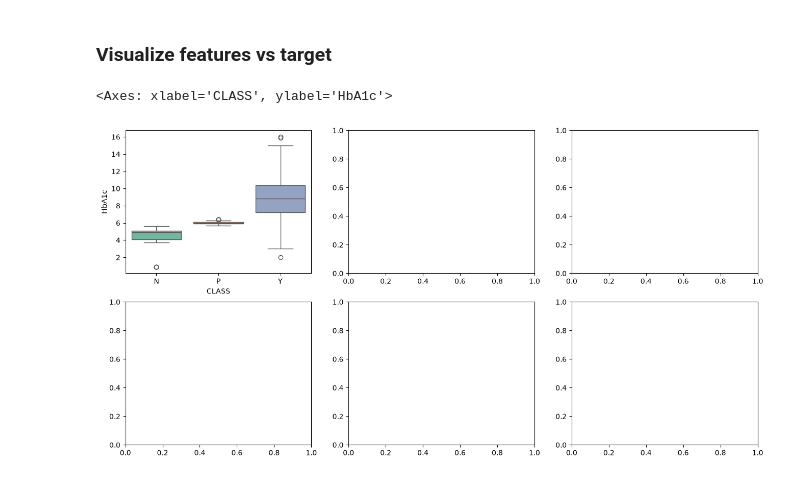
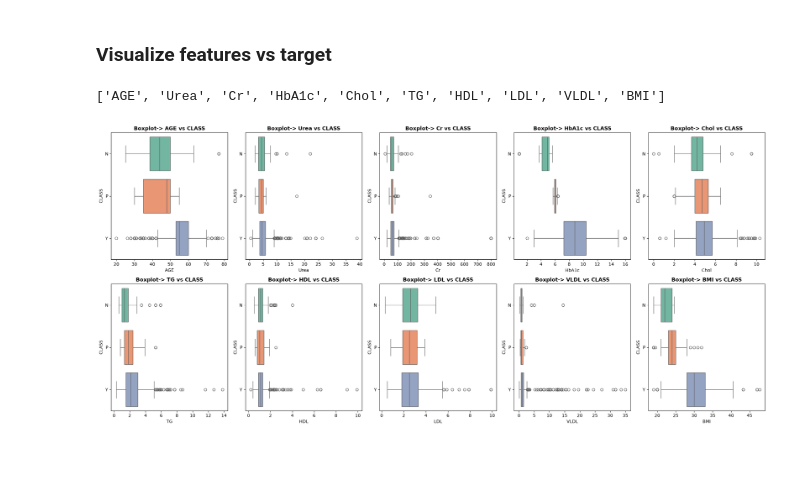
Before and after one commit to Ritupriya-Chowdhury/Diabetes_Prediction_Decision_Tree_Project, a Jupyter notebook: diabetes_prediction.ipynb, the cells around one changed output. Drawn from its saved outputs; the diff is of its cells as text; code cells hidden in the pictures.

```diff
--- a/diabetes_prediction.ipynb
+++ b/diabetes_prediction.ipynb
@@ -218,12 +219,19 @@ Text(0, 0.5, 'Count')
 [figure]
 # %% [markdown]
 ### Visualize features vs target
+# %%
+num_cols
+# %% [output]
+['AGE', 'Urea', 'Cr', 'HbA1c', 'Chol', 'TG', 'HDL', 'LDL', 'VLDL', 'BMI']
 # %%
-fig, ax=plt.subplots(2,3,figsize=(16,8))
+fig, ax=plt.subplots(2,5,figsize=(22,10))
+ax = ax.flatten()
 
-# 'HbA1c' vs 'CLASS'
-sns.boxplot(data=df, x='CLASS', y='HbA1c', hue='CLASS', ax=ax[0,0], palette="Set2")
-ax[0,0].set_title('Boxplot-> HbA1c vs CLASS')
+for i, col in enumerate(num_cols):
+    sns.boxplot(data=df, x=col, y='CLASS', hue='CLASS', ax=ax[i], palette="Set2")
+    ax[i].set_title(f'Boxplot-> {col} vs CLASS', fontweight='bold')
+
+plt.tight_layout()
+plt.show()
 # %% [output]
-<Axes: xlabel='CLASS', ylabel='HbA1c'>
-[figure, old version]
+[figure, new version]
```
Also changed, not shown: parts of 2 cells of this notebook.
